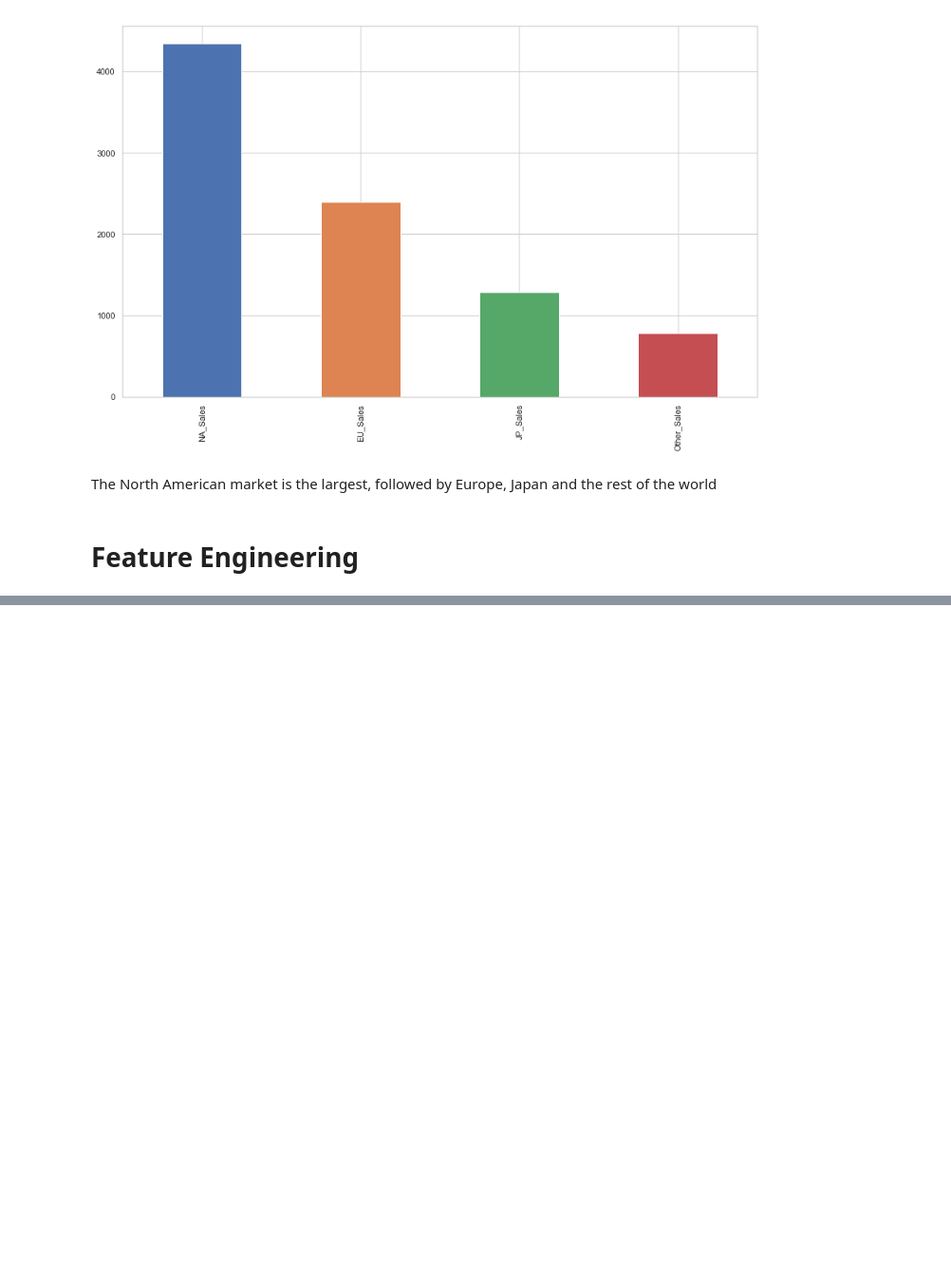
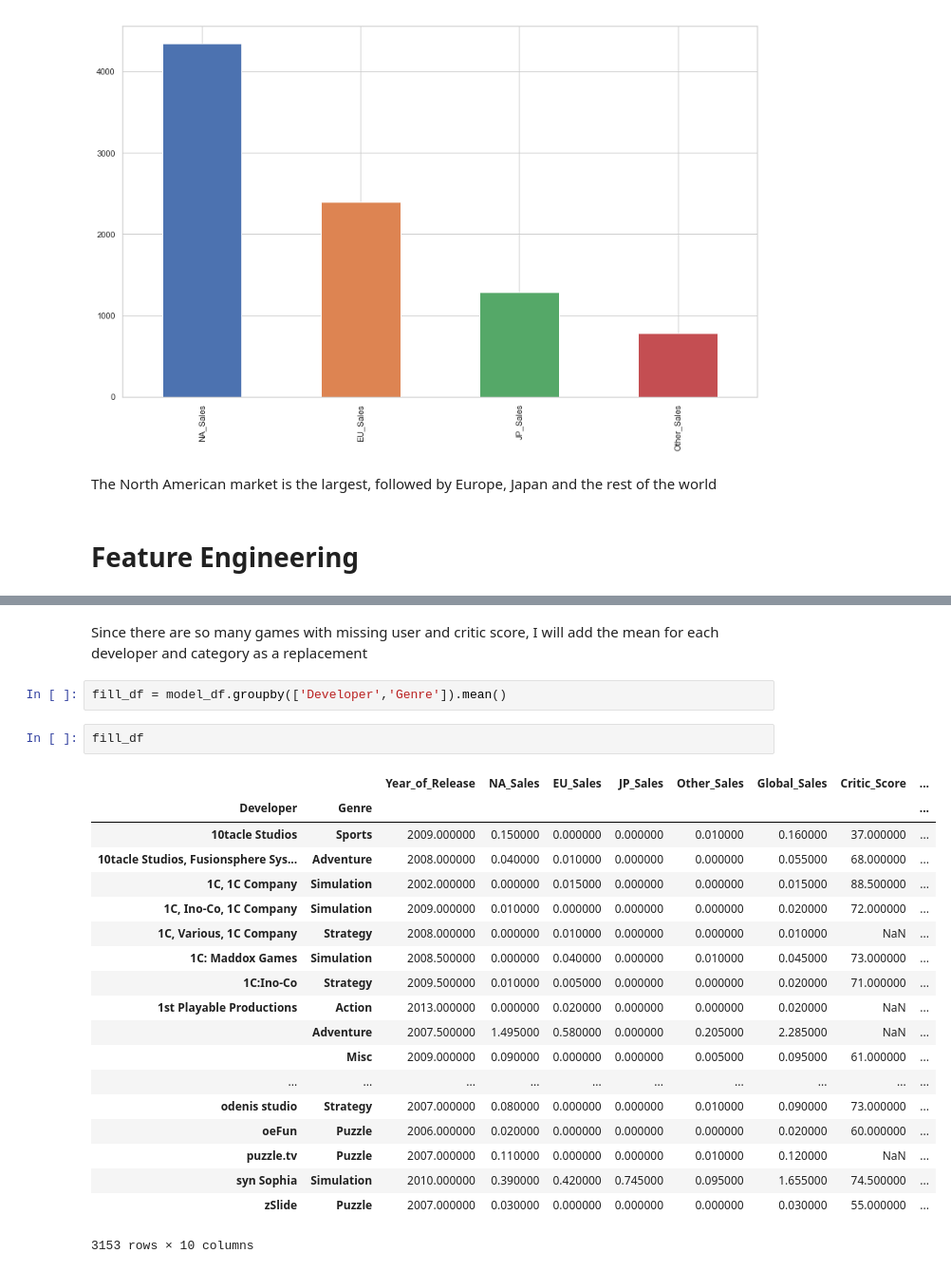
Before and after one commit to legomydiego/Thinkful-Unit-3, a Jupyter notebook: Supervised Learning Capstone Project.ipynb, the cells around one changed output, grey strips where cells are left out. Shown at 95% size. Saved outputs shown, nothing was run; the diff lists cells and outputs as text; blank space fills up the shorter version.

```diff
--- a/Supervised Learning Capstone Project.ipynb
+++ b/Supervised Learning Capstone Project.ipynb
@@ -392,0 +382,26 @@ The publisher variable has 262 unique variables, which would be unnecesary as du
+# %% [markdown]
+Since there are so many games with missing user and critic score, I will add the mean for each developer and category as a replacement
+# %%
+fill_df = model_df.groupby(['Developer','Genre']).mean()
+# %%
+fill_df
+# %% [output]
+|  |  | Year_of_Release | NA_Sales | EU_Sales | JP_Sales | Other_Sales | Global_Sales | Critic_Score | ... |
+| Developer | Genre |  |  |  |  |  |  |  | ... |
+| 10tacle Studios | Sports | 2009.000000 | 0.150000 | 0.000000 | 0.000000 | 0.010000 | 0.160000 | 37.000000 | ... |
+| 10tacle Studios, Fusionsphere Sys... | Adventure | 2008.000000 | 0.040000 | 0.010000 | 0.000000 | 0.000000 | 0.055000 | 68.000000 | ... |
+| 1C, 1C Company | Simulation | 2002.000000 | 0.000000 | 0.015000 | 0.000000 | 0.000000 | 0.015000 | 88.500000 | ... |
+| 1C, Ino-Co, 1C Company | Simulation | 2009.000000 | 0.010000 | 0.000000 | 0.000000 | 0.000000 | 0.020000 | 72.000000 | ... |
+| 1C, Various, 1C Company | Strategy | 2008.000000 | 0.000000 | 0.010000 | 0.000000 | 0.000000 | 0.010000 | NaN | ... |
+| 1C: Maddox Games | Simulation | 2008.500000 | 0.000000 | 0.040000 | 0.000000 | 0.010000 | 0.045000 | 73.000000 | ... |
+| 1C:Ino-Co | Strategy | 2009.500000 | 0.010000 | 0.005000 | 0.000000 | 0.000000 | 0.020000 | 71.000000 | ... |
+| 1st Playable Productions | Action | 2013.000000 | 0.000000 | 0.020000 | 0.000000 | 0.000000 | 0.020000 | NaN | ... |
+|  | Adventure | 2007.500000 | 1.495000 | 0.580000 | 0.000000 | 0.205000 | 2.285000 | NaN | ... |
+|  | Misc | 2009.000000 | 0.090000 | 0.000000 | 0.000000 | 0.005000 | 0.095000 | 61.000000 | ... |
+| ... | ... | ... | ... | ... | ... | ... | ... | ... | ... |
+| odenis studio | Strategy | 2007.000000 | 0.080000 | 0.000000 | 0.000000 | 0.010000 | 0.090000 | 73.000000 | ... |
+| oeFun | Puzzle | 2006.000000 | 0.020000 | 0.000000 | 0.000000 | 0.000000 | 0.020000 | 60.000000 | ... |
+| puzzle.tv | Puzzle | 2007.000000 | 0.110000 | 0.000000 | 0.000000 | 0.010000 | 0.120000 | NaN | ... |
+| syn Sophia | Simulation | 2010.000000 | 0.390000 | 0.420000 | 0.745000 | 0.095000 | 1.655000 | 74.500000 | ... |
+| zSlide | Puzzle | 2007.000000 | 0.030000 | 0.000000 | 0.000000 | 0.000000 | 0.030000 | 55.000000 | ... |
+3153 rows × 10 columns
```
Also changed, not shown: parts of 19 cells of this notebook.
